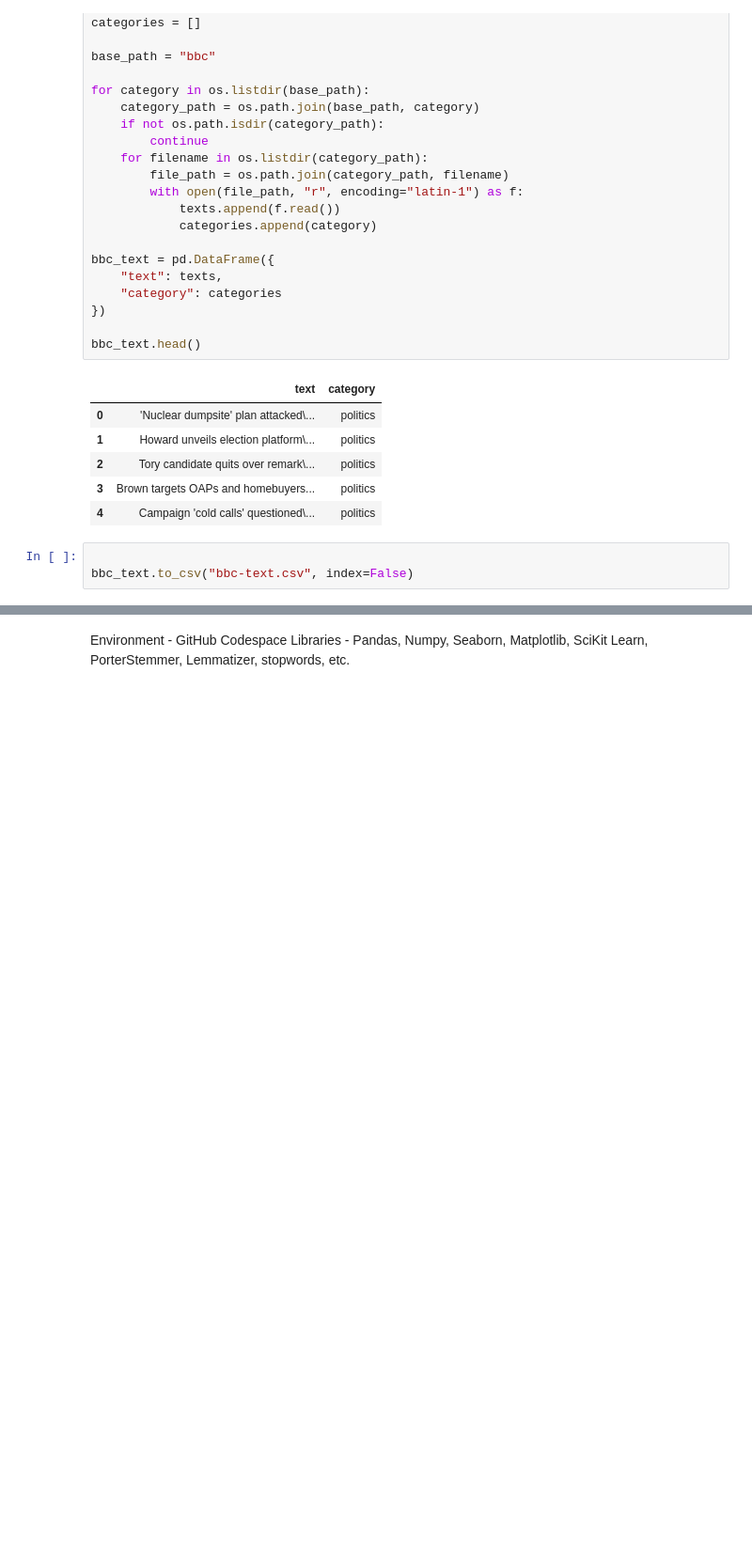
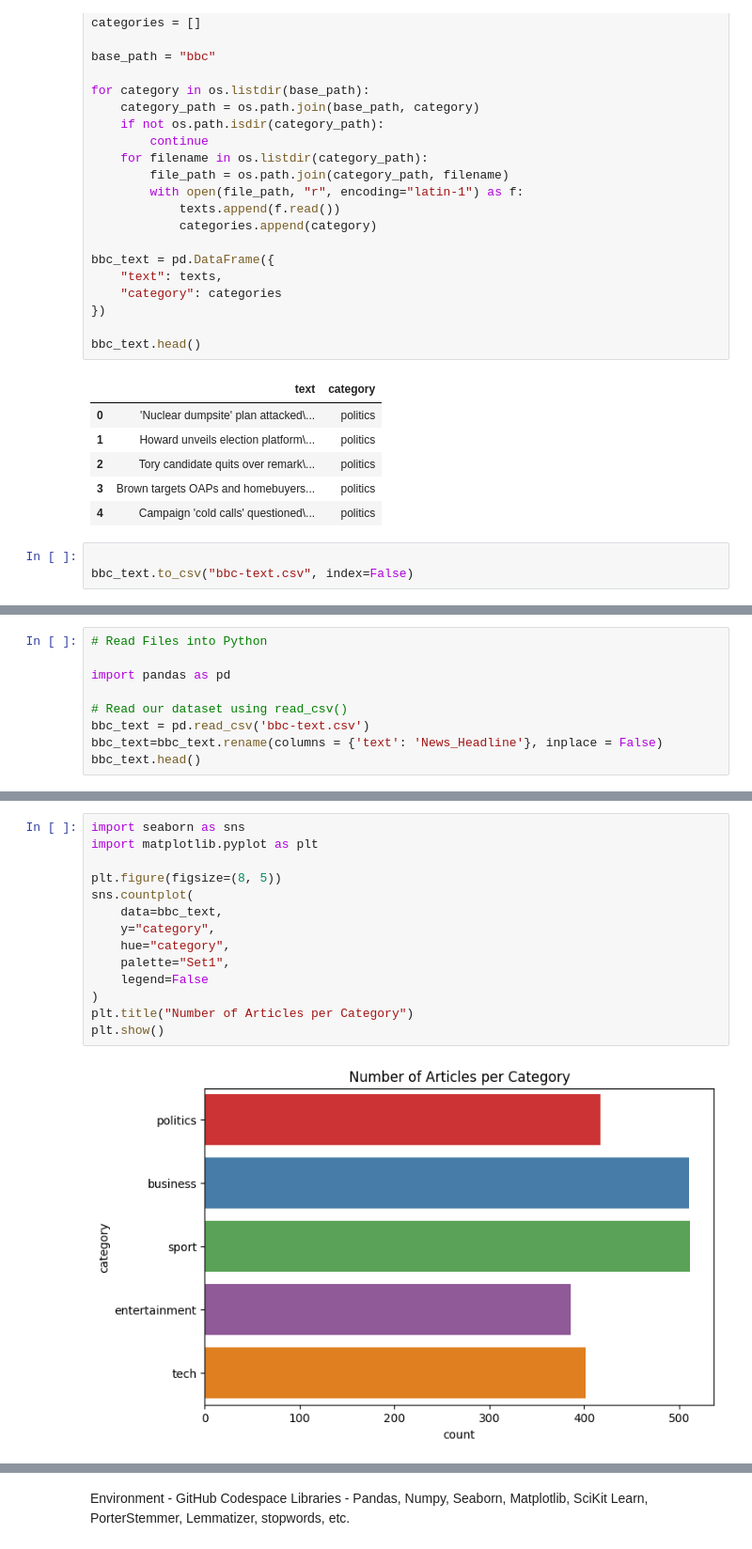
Before and after one commit to mesmaranika20/justify, a Jupyter notebook: ml/train.ipynb, the cells around one changed output, grey strips where cells are left out. Shown at 94% size. Drawn from its saved outputs; the diff is of its cells as text; blank space fills up the shorter version.

Commit message:
Step 2: Visualization of the Dataset

```diff
--- a/ml/train.ipynb
+++ b/ml/train.ipynb
@@ -96,0 +133,9 @@ drwxr-xr-x+ 7 codespace codespace    4096 Apr  5  2015 bbc
+# %%
+# Read Files into Python
+
+import pandas as pd
+
+# Read our dataset using read_csv()
+bbc_text = pd.read_csv('bbc-text.csv')
+bbc_text=bbc_text.rename(columns = {'text': 'News_Headline'}, inplace = False)
+bbc_text.head()
@@ -96,0 +149,16 @@ drwxr-xr-x+ 7 codespace codespace    4096 Apr  5  2015 bbc
+# %%
+import seaborn as sns
+import matplotlib.pyplot as plt
+
+plt.figure(figsize=(8, 5))
+sns.countplot(
+    data=bbc_text,
+    y="category",
+    hue="category",
+    palette="Set1",
+    legend=False
+)
+plt.title("Number of Articles per Category")
+plt.show()
+# %% [output]
+[figure, added]
```
Also changed, not shown: parts of 12 cells of this notebook.
